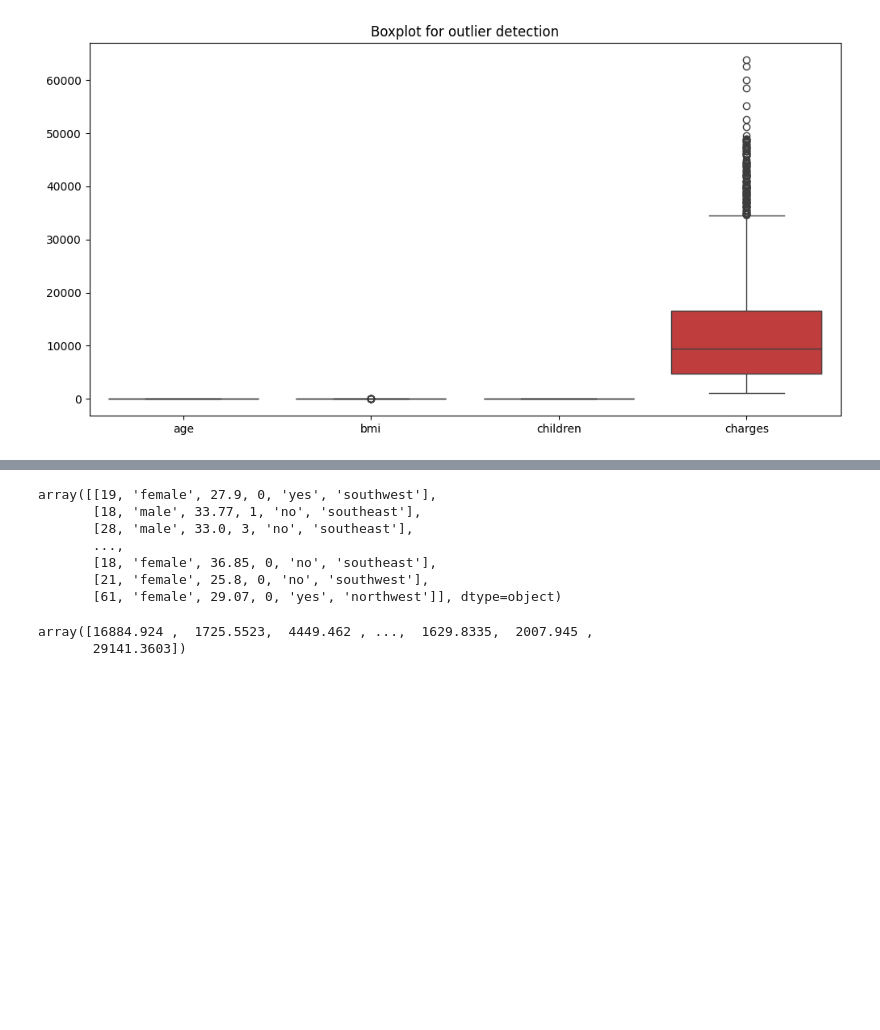
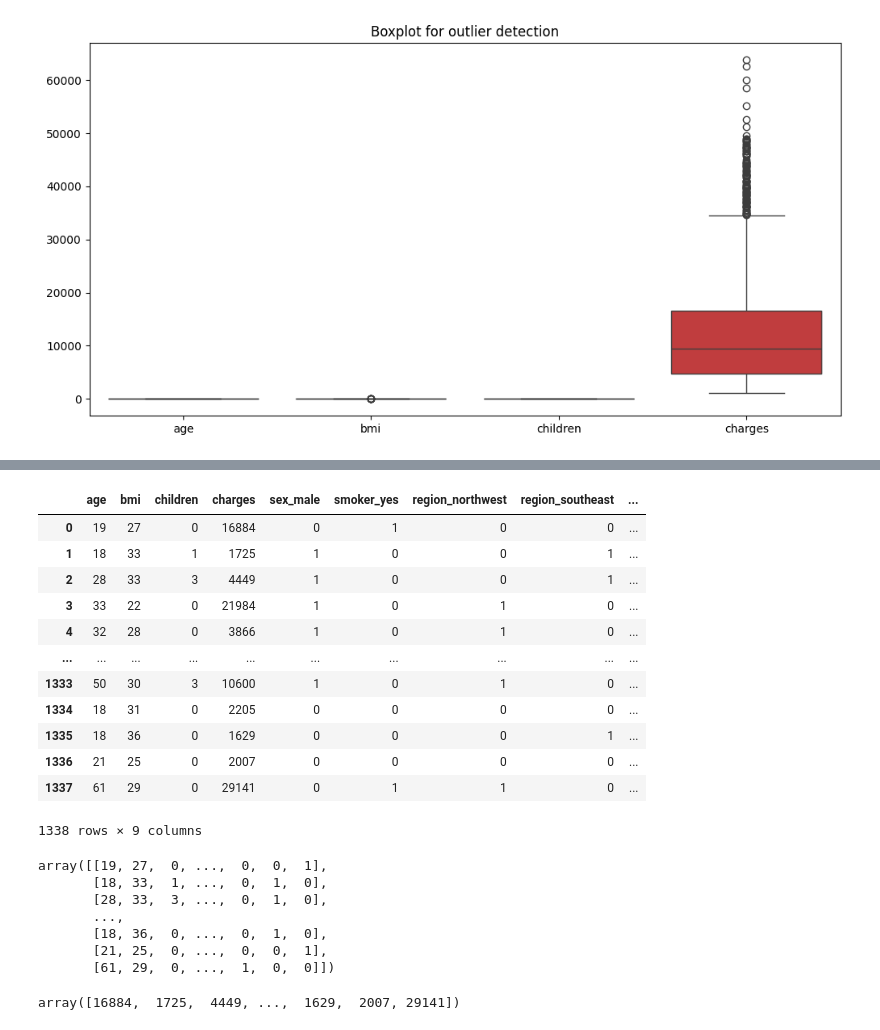
Before and after one commit to Bil115/Predicting_Insurance_Charges, a Jupyter notebook: Insurance_Charges.ipynb, the cells around one changed output, grey strips where cells are left out. Cells and saved outputs as stored; diff of their text form; code cells hidden in the pictures; blank space fills up the shorter version.

```diff
--- a/Insurance_Charges.ipynb
+++ b/Insurance_Charges.ipynb
@@ -184,0 +187,5 @@ We first need to split the dataset into features and targets,after which we need
+# %%
+#Creating dummies from the insurance dataset
+import pandas as pd
+insurance_df_dummies=pd.get_dummies(insurance_df,drop_first=True)
+insurance_df_dummies.head()
@@ -185,22 +199,39 @@ We first need to split the dataset into features and targets,after which we need
+# %%
+# Convert True/False to 1/0 in the encoded DataFrame
+insurance_data_encoded = insurance_df_dummies.astype(int)
+insurance_data_encoded
+# %% [output]
+|  | age | bmi | children | charges | sex_male | smoker_yes | region_northwest | region_southeast | ... |
+| 0 | 19 | 27 | 0 | 16884 | 0 | 1 | 0 | 0 | ... |
+| 1 | 18 | 33 | 1 | 1725 | 1 | 0 | 0 | 1 | ... |
+| 2 | 28 | 33 | 3 | 4449 | 1 | 0 | 0 | 1 | ... |
+| 3 | 33 | 22 | 0 | 21984 | 1 | 0 | 1 | 0 | ... |
+| 4 | 32 | 28 | 0 | 3866 | 1 | 0 | 1 | 0 | ... |
+| ... | ... | ... | ... | ... | ... | ... | ... | ... | ... |
+| 1333 | 50 | 30 | 3 | 10600 | 1 | 0 | 1 | 0 | ... |
+| 1334 | 18 | 31 | 0 | 2205 | 0 | 0 | 0 | 0 | ... |
+| 1335 | 18 | 36 | 0 | 1629 | 0 | 0 | 0 | 1 | ... |
+| 1336 | 21 | 25 | 0 | 2007 | 0 | 0 | 0 | 0 | ... |
+| 1337 | 61 | 29 | 0 | 29141 | 0 | 1 | 1 | 0 | ... |
+1338 rows × 9 columns
 # %%
 #Features
-x=insurance_df.drop('charges',axis=1).values
+x=insurance_data_encoded.drop('charges',axis=1).values
 x
 # %% [output]
-array([[19, 'female', 27.9, 0, 'yes', 'southwest'],
-       [18, 'male', 33.77, 1, 'no', 'southeast'],
-       [28, 'male', 33.0, 3, 'no', 'southeast'],
+array([[19, 27,  0, ...,  0,  0,  1],
+       [18, 33,  1, ...,  0,  1,  0],
+       [28, 33,  3, ...,  0,  1,  0],
        ...,
-       [18, 'female', 36.85, 0, 'no', 'southeast'],
-       [21, 'female', 25.8, 0, 'no', 'southwest'],
-       [61, 'female', 29.07, 0, 'yes', 'northwest']], dtype=object)
+       [18, 36,  0, ...,  0,  1,  0],
+       [21, 25,  0, ...,  0,  0,  1],
+       [61, 29,  0, ...,  1,  0,  0]])
 # %%
 #Targets
-y=insurance_df['charges'].values
+y=insurance_data_encoded['charges'].values
 y
 # %% [output]
-array([16884.924 ,  1725.5523,  4449.462 , ...,  1629.8335,  2007.945 ,
-       29141.3603])
+array([16884,  1725,  4449, ...,  1629,  2007, 29141])
 # %%
 #Splitting into training into training and testing set
 from sklearn.model_selection import train_test_split
```
Also changed, not shown: parts of 4 cells of this notebook.
